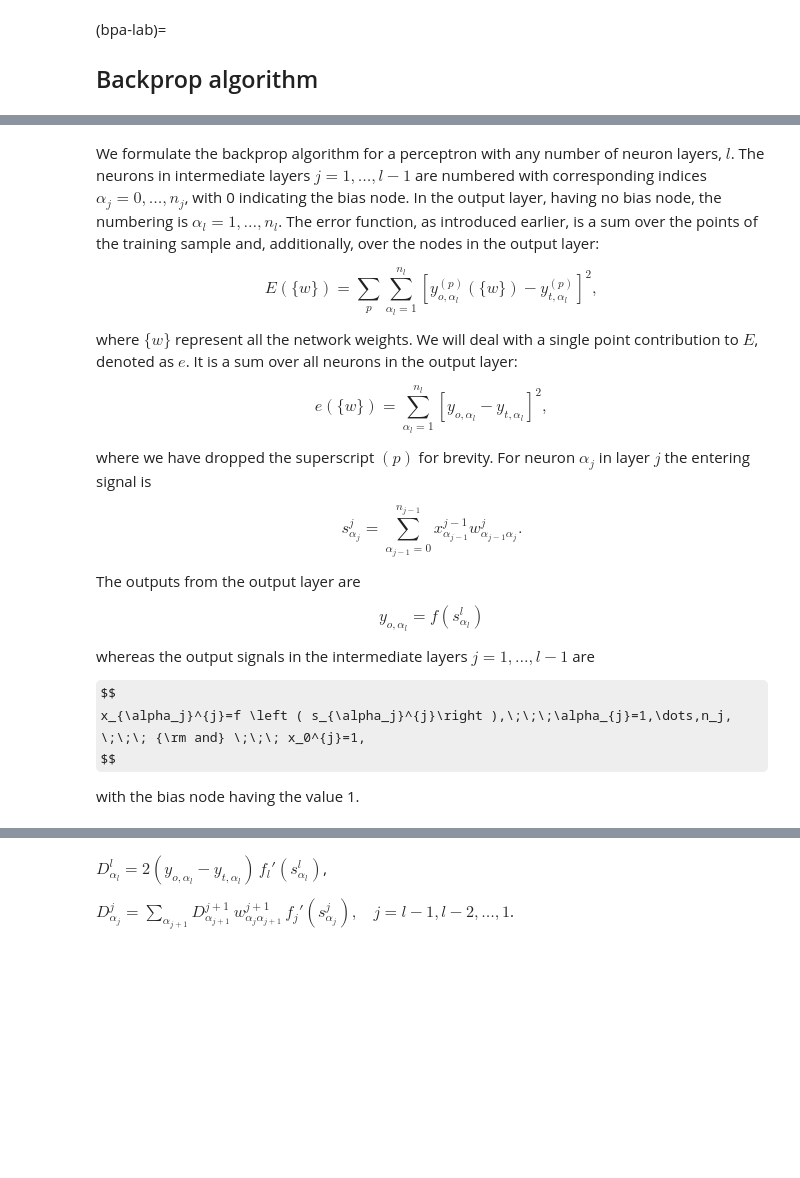
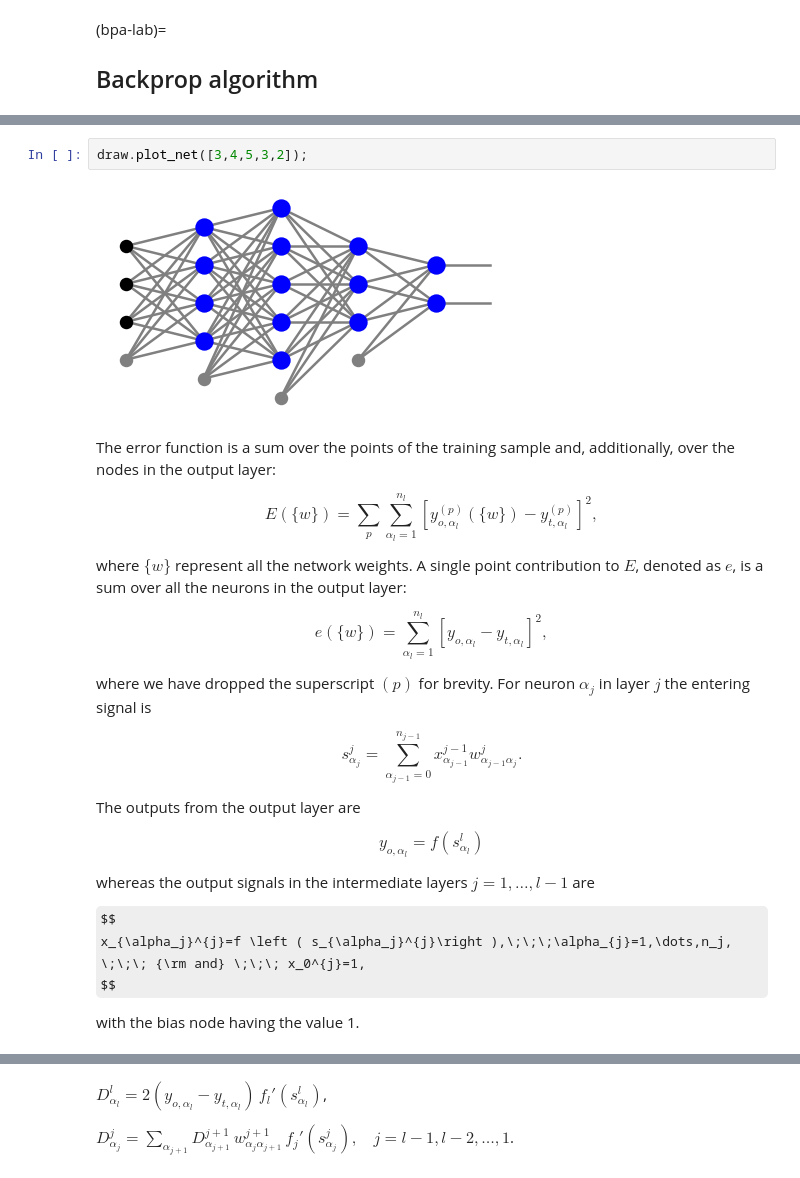
Before and after one commit to bronwojtek/neuralnets-in-raw-python, a Jupyter notebook: nn_book/_build/html/_sources/docs/backprop.ipynb, the cells around one changed output, grey strips where cells are left out. Drawn from its saved outputs; the diff is of its cells as text; some formulas as TeX source; blank space fills up the shorter version.

Commit message:
backprop_improved

```diff
--- a/nn_book/_build/html/_sources/docs/backprop.ipynb
+++ b/nn_book/_build/html/_sources/docs/backprop.ipynb
@@ -448,14 +457,17 @@ The formulas we derive step by step here constitute the famous **back propagatio
+# %%
+draw.plot_net([3,4,5,3,2]);
+# %% [output]
+[figure, added]
 # %% [markdown]
-We formulate the backprop algorithm for a perceptron with any number of neuron layers, $l$. The neurons in intermediate layers $j=1,\dots,l-1$ are numbered with corresponding indices $\alpha_j=0,\dots,n_j$, with 0 indicating the bias node. In the output layer, having no bias node, the numbering is $\alpha_l=1,\dots,n_l$.
-The error function, as introduced earlier, is a sum over the points of the training sample and, additionally, over the nodes in the output layer:
+The error function is a sum over the points of the training sample and, additionally, over the nodes in the output layer:
 
 $$
 E(\{w\})=\sum_p \sum_{\alpha_l=1}^{n_l} \left[ y_{o,{\alpha_l}}^{(p)}(\{w\})-y_{t,{\alpha_l}}^{(p)}\right]^2,
 $$
 
 where $ \{w \} $ represent all the network weights.
-We will deal with a single point contribution to $E$, denoted as $ e $.
-It is a sum over all neurons in the output layer:
+A single point contribution to $E$, denoted as $ e $, is
+a sum over all the neurons in the output layer:
 
 $$
 e(\{w\})= \sum_{{\alpha_l}=1}^{n_l}\left[ y_{o,{\alpha_l}}-y_{t,{\alpha_l}}\right]^2,
```
Also changed, not shown: parts of 13 cells of this notebook, 57 other files.
